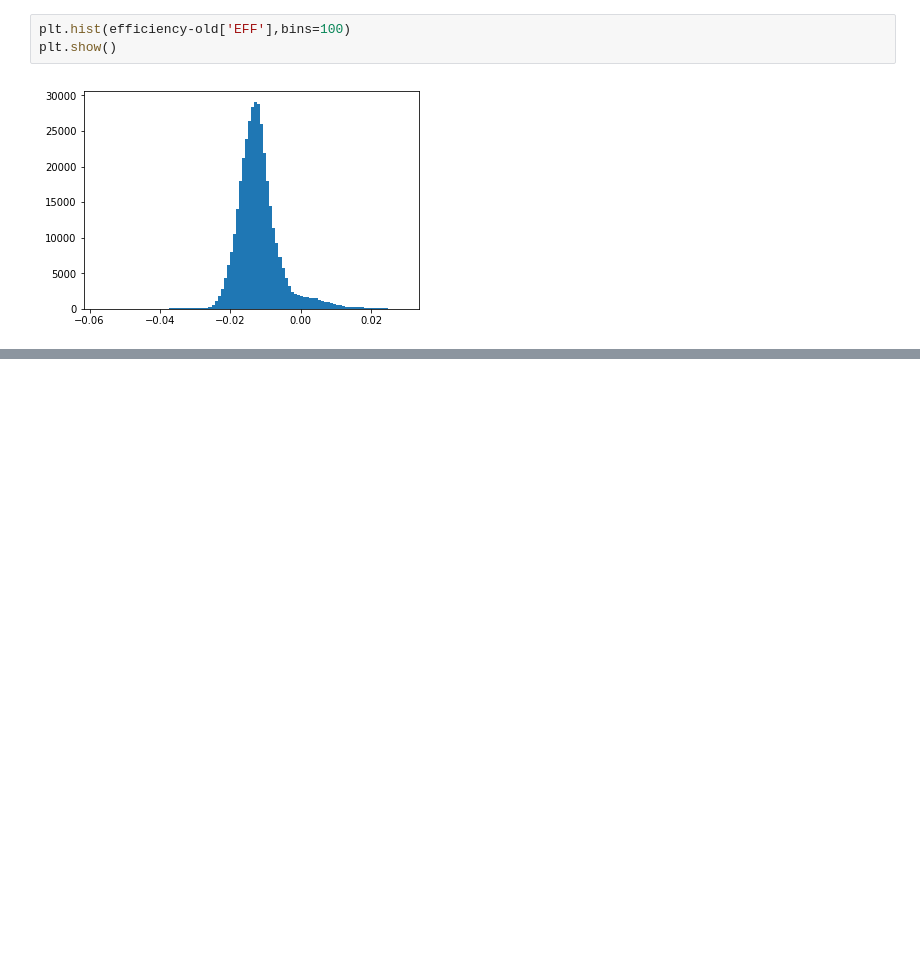
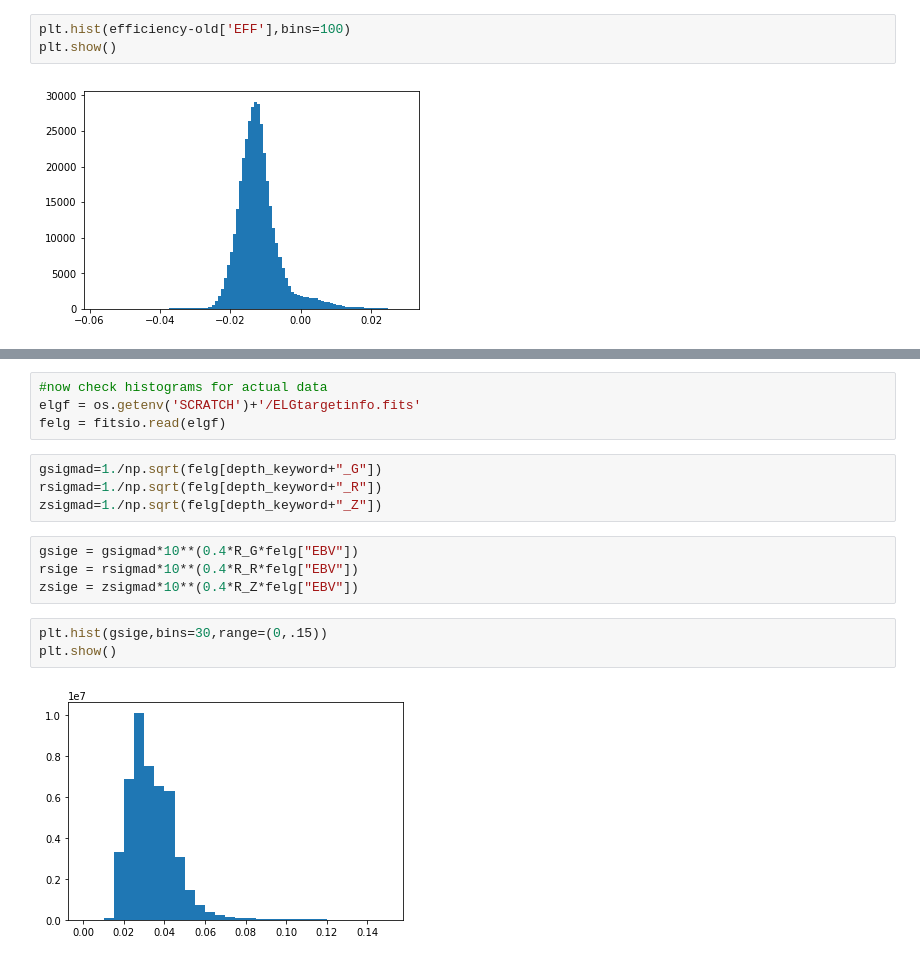
Before and after one commit to desihub/LSS, a Jupyter notebook: Sandbox/MCeff.ipynb, the cells around one changed output, grey strips where cells are left out. Saved outputs shown, nothing was run; the diff lists cells and outputs as text; blank space fills up the shorter version.

```diff
--- a/Sandbox/MCeff.ipynb
+++ b/Sandbox/MCeff.ipynb
@@ -249,0 +320,17 @@ plt.show()
+# %%
+#now check histograms for actual data
+elgf = os.getenv('SCRATCH')+'/ELGtargetinfo.fits'
+felg = fitsio.read(elgf)
+# %%
+gsigmad=1./np.sqrt(felg[depth_keyword+"_G"])
+rsigmad=1./np.sqrt(felg[depth_keyword+"_R"])
+zsigmad=1./np.sqrt(felg[depth_keyword+"_Z"])
+# %%
+gsige = gsigmad*10**(0.4*R_G*felg["EBV"])
+rsige = rsigmad*10**(0.4*R_R*felg["EBV"])
+zsige = zsigmad*10**(0.4*R_Z*felg["EBV"])
+# %%
+plt.hist(gsige,bins=30,range=(0,.15))
+plt.show()
+# %% [output]
+[figure, added]
```
Also changed, not shown: parts of 17 cells of this notebook.
